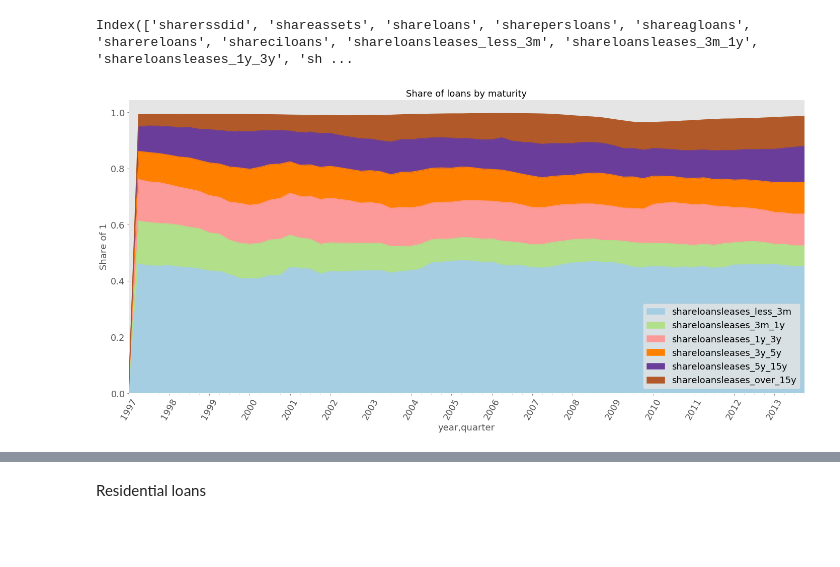
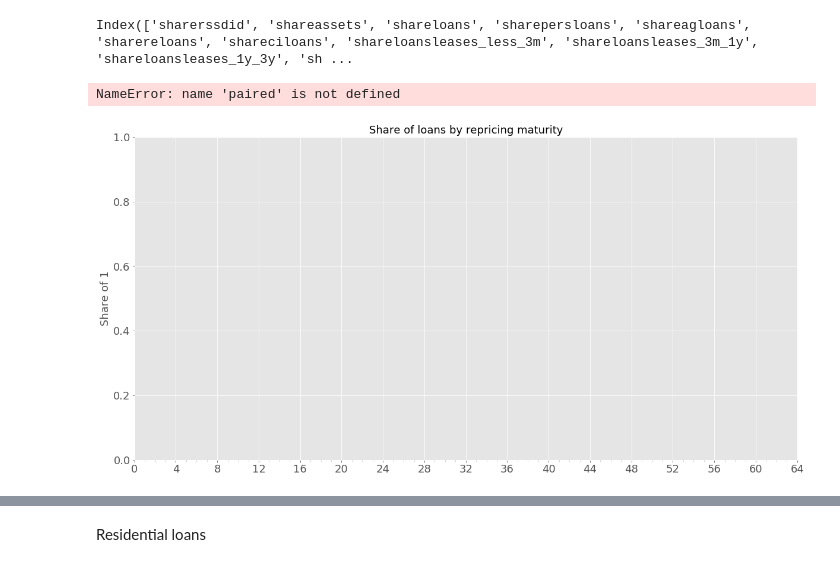
Before and after one commit to Alex-Telonic/BachelorThesisASch, a Jupyter notebook: OtherDescriptiveAnalysis.ipynb, the cells around one changed output, grey strips where cells are left out. Drawn from its saved outputs; the diff is of its cells as text; code cells hidden in the pictures; blank space fills up the shorter version.

```diff
--- a/OtherDescriptiveAnalysis.ipynb
+++ b/OtherDescriptiveAnalysis.ipynb
@@ -184,21 +184,22 @@ Index(['sharerssdid', 'shareassets', 'shareloans', 'sharepersloans', 'shareagloa
 # %%
 fig, ax = plt.subplots(figsize=(20,10))
 years = [str(year) for year in range(1997, 2014)]
 ax.set_xticks(range(0,68,4))
 ax.xaxis.set_minor_locator(AutoMinorLocator(4))
-ax.set_title("Share of loans by maturity")
+ax.set_title("Share of loans by repricing maturity")
 ax.set_ylabel("Share of 1")
 #df_agg.assets.plot(ax=ax)
 #paired = cm.get_cmap('Paired', 12)
 #df_agg_share_maturity.plot.area(ax=ax, colormap=paired)
 df_agg_share_maturity.plot.area(ax=ax, y=['shareloansleases_less_3m', 'shareloansleases_3m_1y', 'shareloansleases_1y_3y', 'shareloansleases_3y_5y', 'shareloansleases_5y_15y', 'shareloansleases_over_15y'], colormap=paired)
 ax.set_xticklabels(years, rotation=60)
 ax.legend()
 ax.grid()
 plt.tight_layout()
 plt.savefig('LatexVorlage/graphs/DescriptiveStats/OtherAnalysis_ShareofMaturityLoans_9713.png')
 # %% [output]
+NameError: name 'paired' is not defined
-[figure, old version]
+[figure, new version]
 # %%
 fig, ax1 = plt.subplots(figsize=(20,10))
 #ax.set_xticks(range(0,152,4))
```
Also changed, not shown: parts of 28 cells of this notebook, 7 other files.
